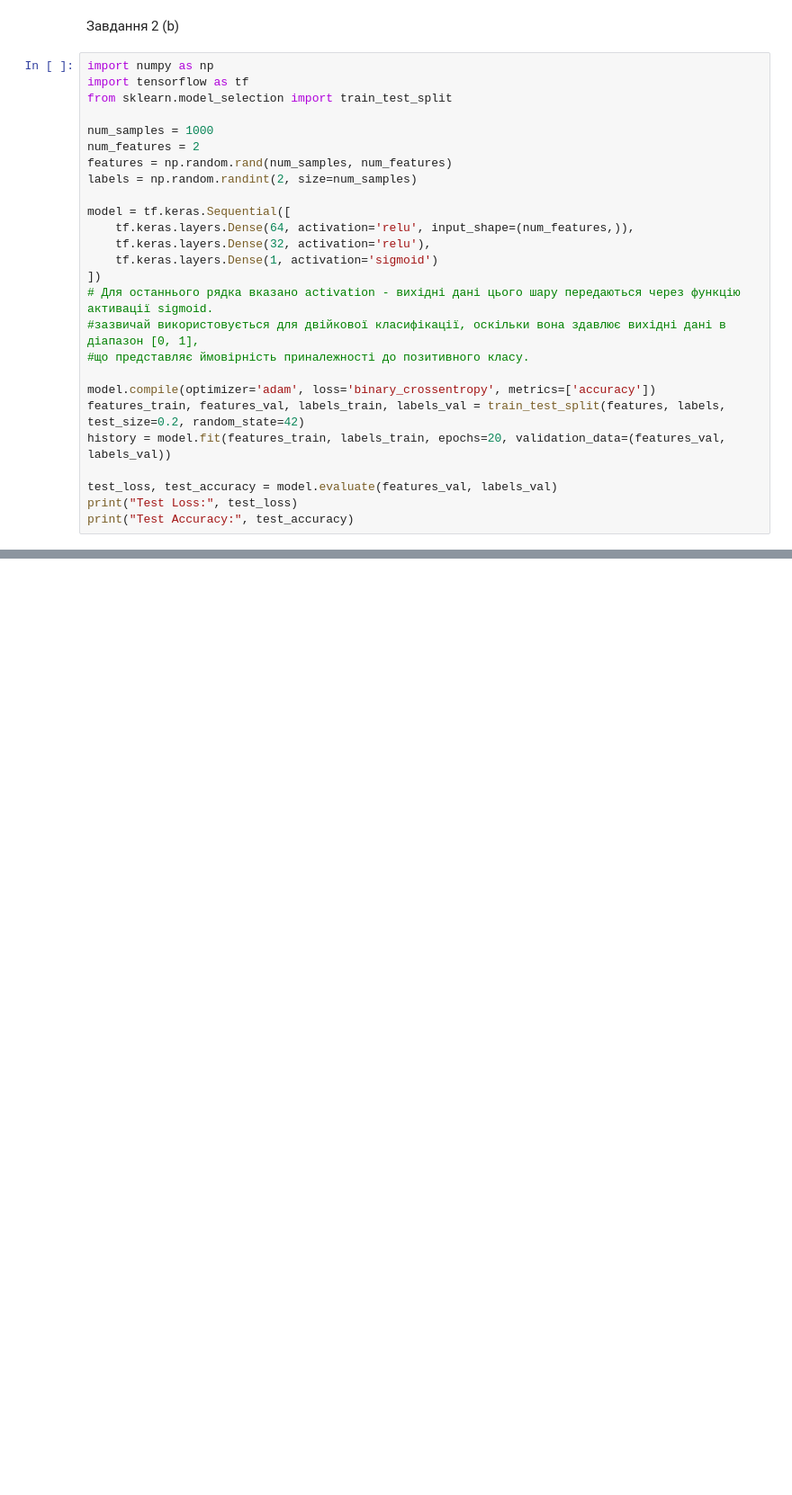
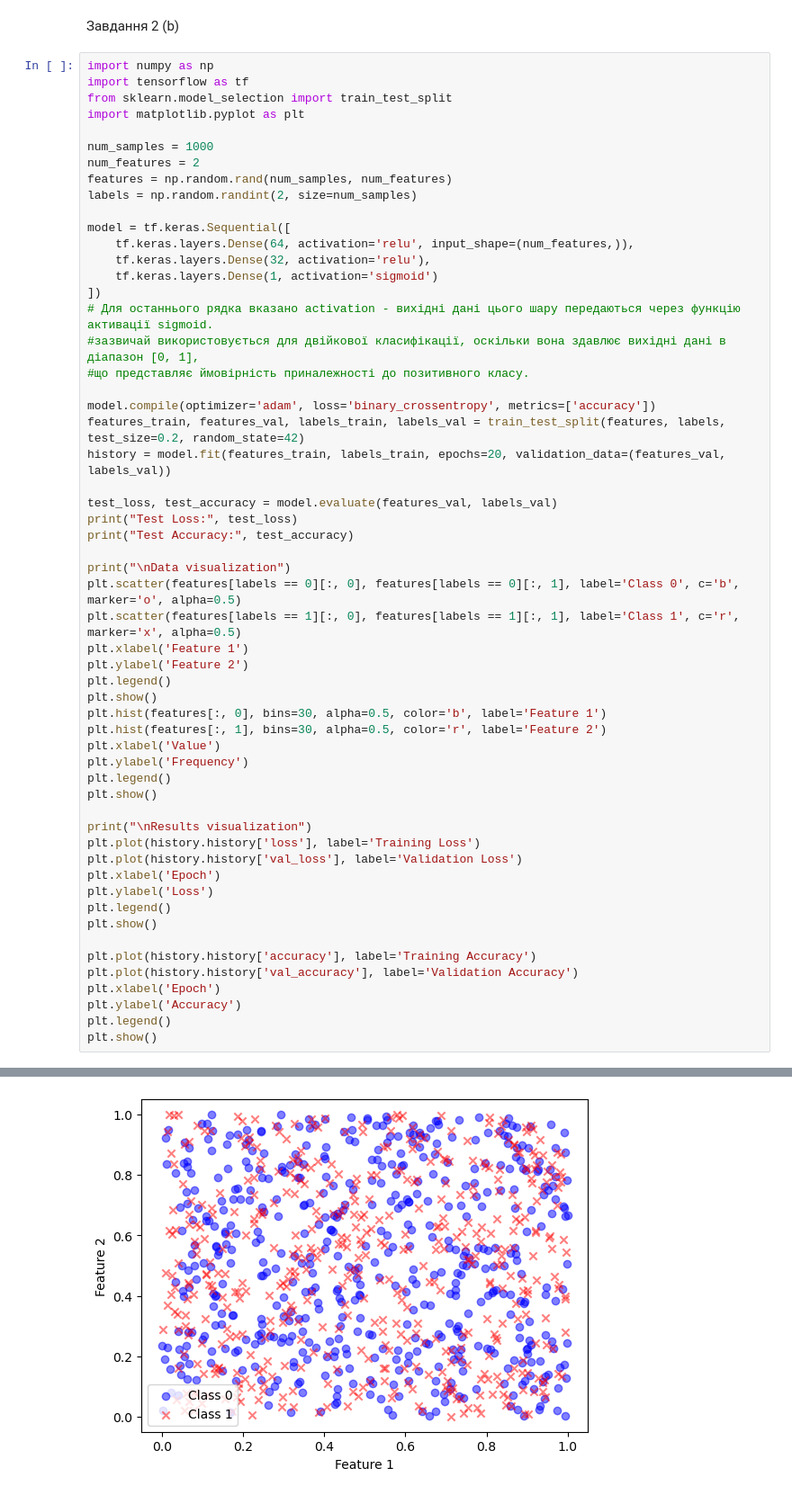
Before and after one commit to AlexanderFurkalo/ML2023, a Jupyter notebook: Labs/Lab 4/Lab4Report.ipynb, the cells around one changed output, grey strips where cells are left out. Shown at 90% size. Drawn from its saved outputs; the diff is of its cells as text; blank space fills up the shorter version.

Commit message:
Lab4 - more visualization

```diff
--- a/Labs/Lab 4/Lab4Report.ipynb
+++ b/Labs/Lab 4/Lab4Report.ipynb
@@ -231,6 +231,7 @@ Results visualization
 import numpy as np
 import tensorflow as tf
 from sklearn.model_selection import train_test_split
+import matplotlib.pyplot as plt
 
 num_samples = 1000
 num_features = 2
@@ -253,5 +254,34 @@ history = model.fit(features_train, labels_train, epochs=20, validation_data=(fe
 test_loss, test_accuracy = model.evaluate(features_val, labels_val)
 print("Test Loss:", test_loss)
 print("Test Accuracy:", test_accuracy)
+
+print("\nData visualization")
+plt.scatter(features[labels == 0][:, 0], features[labels == 0][:, 1], label='Class 0', c='b', marker='o', alpha=0.5)
+plt.scatter(features[labels == 1][:, 0], features[labels == 1][:, 1], label='Class 1', c='r', marker='x', alpha=0.5)
+plt.xlabel('Feature 1')
+plt.ylabel('Feature 2')
+plt.legend()
+plt.show()
+plt.hist(features[:, 0], bins=30, alpha=0.5, color='b', label='Feature 1')
+plt.hist(features[:, 1], bins=30, alpha=0.5, color='r', label='Feature 2')
+plt.xlabel('Value')
+plt.ylabel('Frequency')
+plt.legend()
+plt.show()
+
+print("\nResults visualization")
+plt.plot(history.history['loss'], label='Training Loss')
+plt.plot(history.history['val_loss'], label='Validation Loss')
+plt.xlabel('Epoch')
+plt.ylabel('Loss')
+plt.legend()
+plt.show()
+
+plt.plot(history.history['accuracy'], label='Training Accuracy')
+plt.plot(history.history['val_accuracy'], label='Validation Accuracy')
+plt.xlabel('Epoch')
+plt.ylabel('Accuracy')
+plt.legend()
+plt.show()
 # %% [output]
 Epoch 1/20
@@ -273,0 +304 @@ Test Accuracy: 0.5299999713897705
+[figure, added]
```
Also changed, not shown: parts of 1 cell of this notebook.
